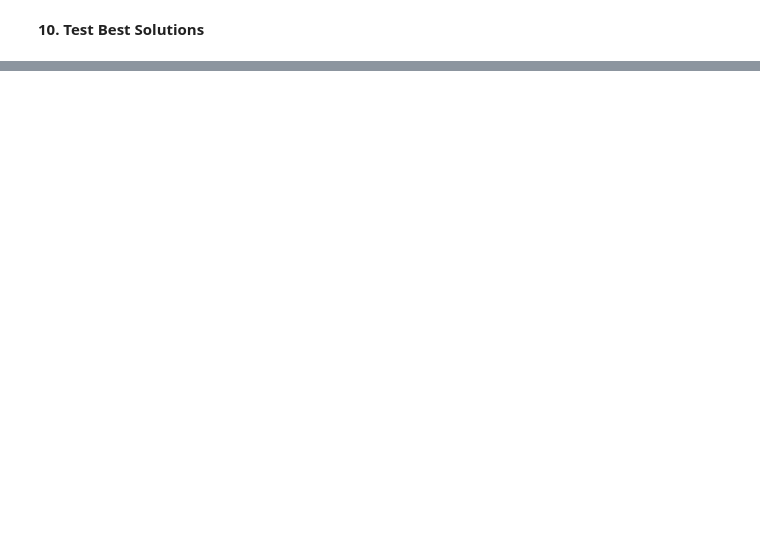
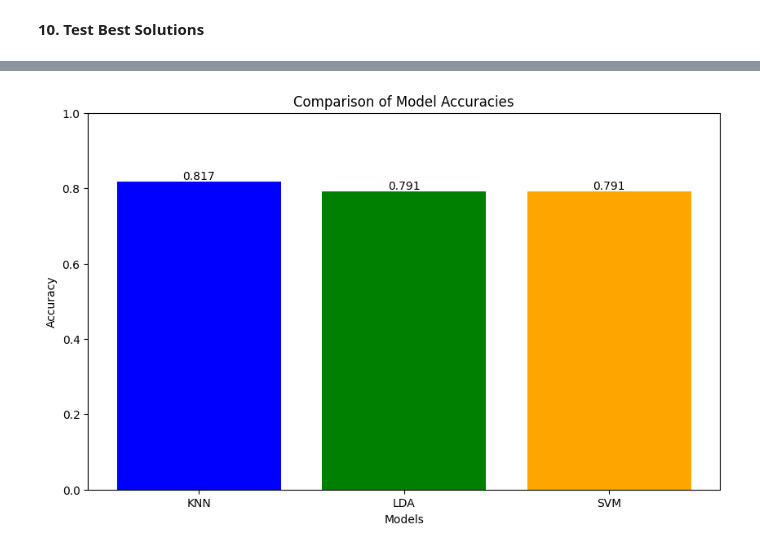
Before and after one commit to Rippah/Hotel-Cancellation-Prediction, a Jupyter notebook: Hotel_Cancellation_Prediction.ipynb, the cells around one changed output, grey strips where cells are left out. Cells and saved outputs as stored; diff of their text form; code cells hidden in the pictures; blank space fills up the shorter version.

```diff
--- a/Hotel_Cancellation_Prediction.ipynb
+++ b/Hotel_Cancellation_Prediction.ipynb
@@ -320,0 +379,30 @@ print("Tačnost finalnog SVM modela:", svm_accuracy)
+# %%
+import numpy as np
+from sklearn.metrics import accuracy_score
+
+# Računanje tačnosti modela
+accuracy_knn = accuracy_score(y_test, knn_pred)
+accuracy_lda = accuracy_score(y_test, lda_pred)
+accuracy_svm = accuracy_score(y_test, svm_pred)
+
+accuracies = [accuracy_knn, accuracy_lda, accuracy_svm]
+models = ['KNN', 'LDA', 'SVM']
+
+# Kreiranje bar dijagrama
+plt.figure(figsize=(10, 6))
+plt.bar(models, accuracies, color=['blue', 'green', 'orange'])
+
+# Dodavanje naslova i oznaka
+plt.title('Comparison of Model Accuracies')
+plt.xlabel('Models')
+plt.ylabel('Accuracy')
+
+# Prikazivanje vrednosti iznad stubića
+for index, value in enumerate(accuracies):
+    plt.text(index, value, str(round(value, 3)), ha='center', va='bottom')
+
+# Prikazivanje grafikona
+plt.ylim(0, 1)
+plt.show()
+# %% [output]
+[figure, added]
```
Also changed, not shown: parts of 15 cells of this notebook, 1 other file.
